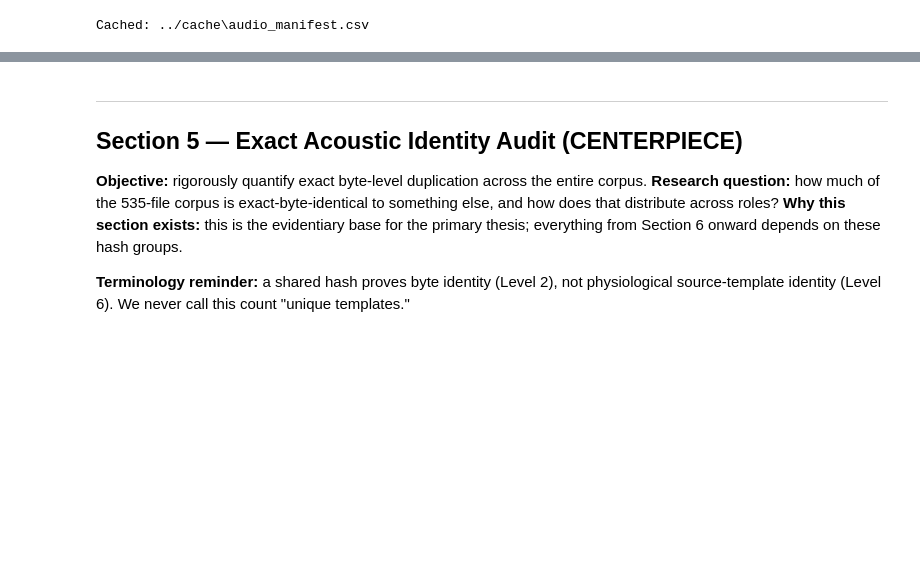
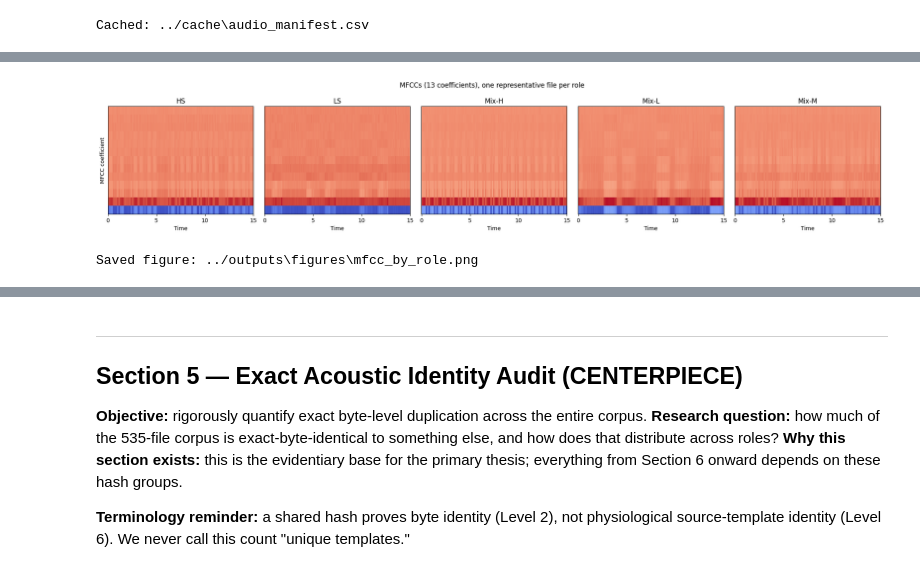
Before and after one commit to Om7035/HLS_CMDS_EDA_notebook, a Jupyter notebook: notebooks/HLS_CMDS_EDA_notebook.ipynb, the cells around one changed output, grey strips where cells are left out. Saved outputs shown, nothing was run; the diff lists cells and outputs as text; code cells hidden in the pictures; blank space fills up the shorter version.

```diff
--- a/notebooks/HLS_CMDS_EDA_notebook.ipynb
+++ b/notebooks/HLS_CMDS_EDA_notebook.ipynb
@@ -459,0 +549,19 @@ Cached: ../cache\audio_manifest.csv
+# %%
+fig, axes = plt.subplots(1, len(role_order), figsize=(4 * len(role_order), 4))
+for ax, role in zip(axes, role_order):
+    d, sr = sf.read(signal_samples[role])
+    d = d.astype(np.float32)
+    mfcc = librosa.feature.mfcc(y=d, sr=sr, n_mfcc=13, n_fft=N_FFT, hop_length=N_FFT // 4)
+    librosa.display.specshow(mfcc, sr=sr, hop_length=N_FFT // 4, x_axis="time", ax=ax, cmap="coolwarm")
+    ax.set_title(role)
+    if ax is axes[0]:
+        ax.set_ylabel("MFCC coefficient")
+fig.suptitle("MFCCs (13 coefficients), one representative file per role")
+plt.tight_layout()
+fig_path = os.path.join(OUTPUT_DIR, "figures", "mfcc_by_role.png")
+plt.savefig(fig_path, dpi=120)
+plt.show()
+print(f"Saved figure: {fig_path}")
+# %% [output]
+[figure, added]
+Saved figure: ../outputs\figures\mfcc_by_role.png
```
Also changed, not shown: parts of 10 cells of this notebook, 6 other files.
